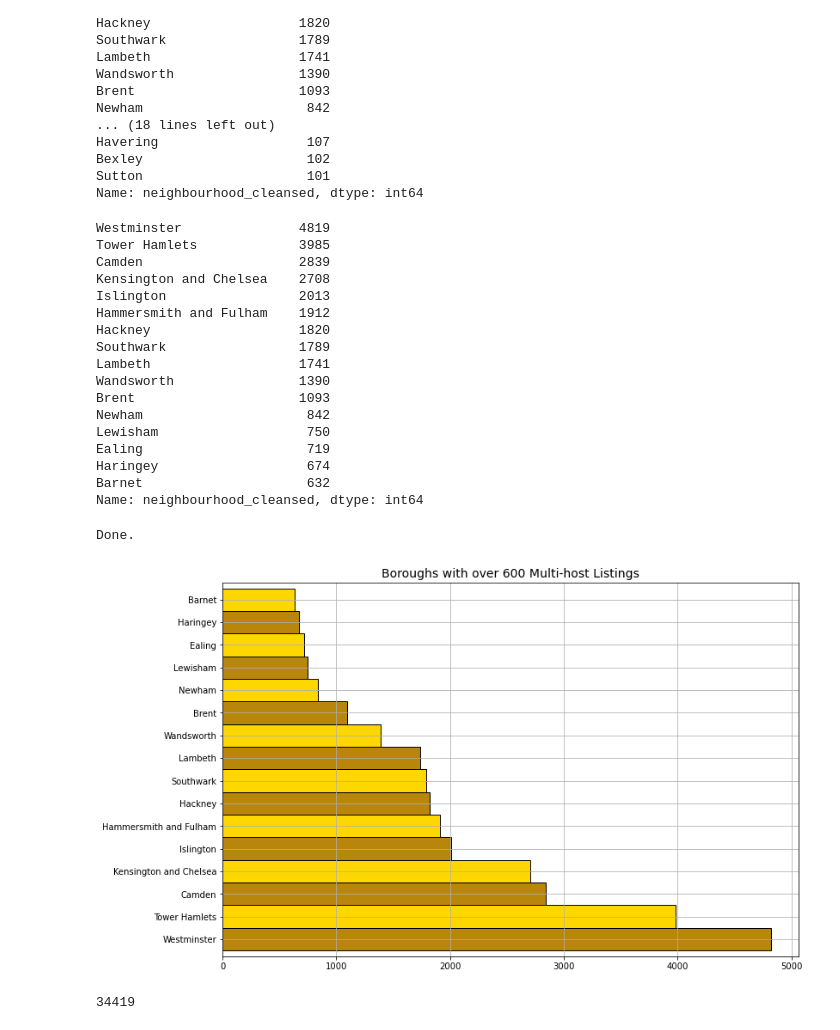
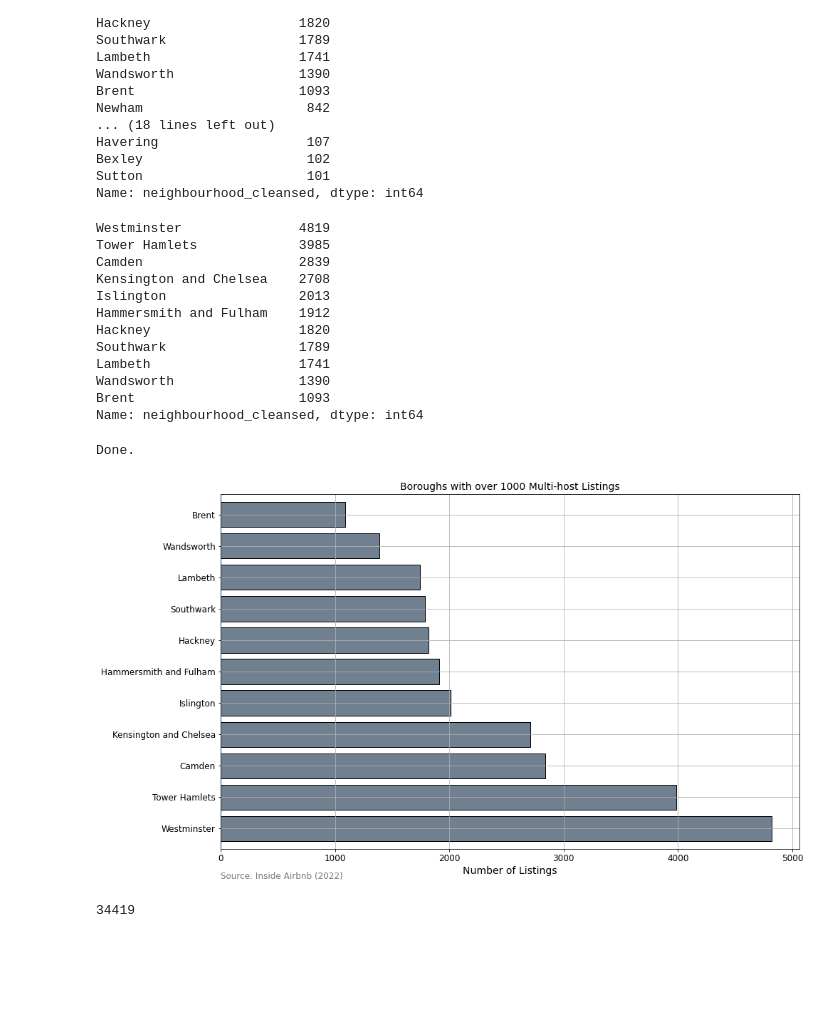
Before and after one commit to MattKavanaugh/i2p_a3_final, a Jupyter notebook: exec-briefing-final.ipynb, the cells around one changed output. Cells and saved outputs as stored; diff of their text form; code cells hidden in the pictures; blank space fills up the shorter version.

```diff
--- a/exec-briefing-final.ipynb
+++ b/exec-briefing-final.ipynb
@@ -943,8 +1021,8 @@ Bexley                     102
 Sutton                     101
 Name: neighbourhood_cleansed, dtype: int64
 # %%
-# only keep neighbourhoods with over 600 listings (top 16)
-multi_host['neighbourhood_cleansed'].value_counts().loc[lambda x : x>600]
+# only keep neighbourhoods with over 1000 listings
+multi_host['neighbourhood_cleansed'].value_counts().loc[lambda x : x>1000]
 # %% [output]
 Westminster               4819
 Tower Hamlets             3985
@@ -957,34 +1035,41 @@ Southwark                 1789
 Lambeth                   1741
 Wandsworth                1390
 Brent                     1093
-Newham                     842
-Lewisham                   750
-Ealing                     719
-Haringey                   674
-Barnet                     632
 Name: neighbourhood_cleansed, dtype: int64
 # %%
 # distribution of multi-listers by neighbourhood
-nbd_distrib = multi_host['neighbourhood_cleansed'].value_counts().loc[lambda x : x>600]
-nbd_distrib.plot.barh(figsize =(12,8), width=1, color=['darkgoldenrod','gold'], edgecolor = "black")
-plt.title("Boroughs with over 600 Multi-host Listings", fontsize=14)
-plt.grid(True)
+nbd_distrib = multi_host['neighbourhood_cleansed'].value_counts().loc[lambda x : x>1000]
+nbd_distrib.plot.barh(figsize =(14,8),
+                      width=0.8,
+                      grid=True,
+                      color=['slategrey'],
+                      edgecolor = "black")
+plt.tick_params(axis='both', labelsize=12)
+plt.title("Boroughs with over 1000 Multi-host Listings", fontsize=14)
+plt.xlabel('Number of Listings', fontsize=14)
+plt.text(0, -1.6,
+         'Source: Inside Airbnb (2022)',
+         fontsize = 12,
+         color ='dimgrey',
+         alpha = 0.9)
+
+plt.tight_layout()
 
 # save fig
 path = os.path.join('','img')
 fn = 'fig3'
 
 if not os.path.exists(path):
     print(f"Creating {path} under {os.getcwd()}")
     os.makedirs(path)
 
 plt.savefig(os.path.join(path,fn), index=False)
 print("Done.")
 
 plt.show()
 # %% [output]
 Done.
-[figure, old version]
+[figure, new version]
 # %%
 # create a subset for our search for ghost hotels
 # we will drop shared rooms and hotel rooms right away and leave just apartments and private rooms
```
Also changed, not shown: parts of 16 cells of this notebook, 11 other files.
